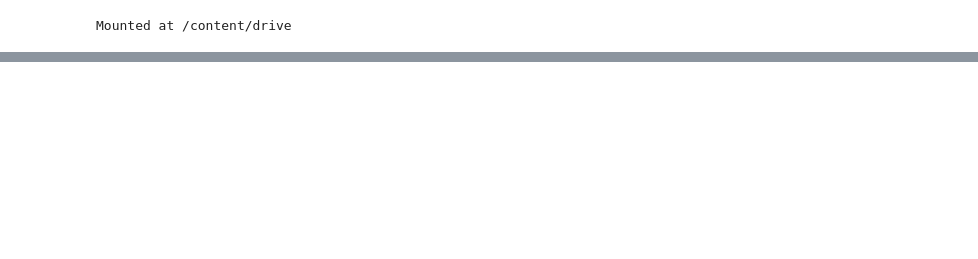
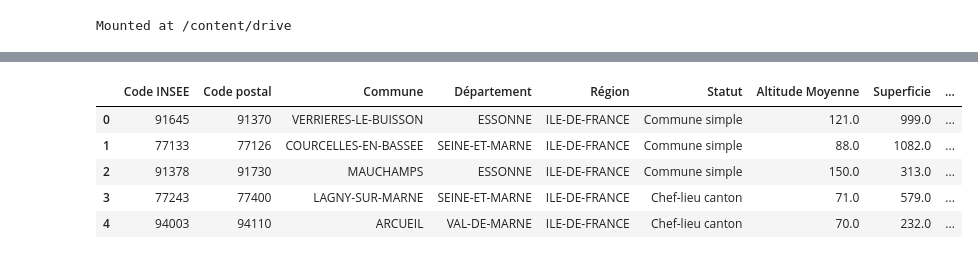
Before and after one commit to dataforgoodfr/batch8_mednum, a Jupyter notebook: notebooks/acces_information.ipynb, the cells around one changed output, grey strips where cells are left out. Drawn from its saved outputs; the diff is of its cells as text; code cells hidden in the pictures; blank space fills up the shorter version.

```diff
--- a/notebooks/acces_information.ipynb
+++ b/notebooks/acces_information.ipynb
@@ -307,0 +46,12 @@ ax.grid(which='both', alpha=0.3)
+# %%
+# mapping code postal - code INSEE
+mapping = pd.read_csv('correspondances-code-insee-code-postal.csv', header=0, sep=';')
+mapping.rename(columns={'Code Postal': 'Code postal'}, inplace=True)
+mapping.head()
+# %% [output]
+|  | Code INSEE | Code postal | Commune | Département | Région | Statut | Altitude Moyenne | Superficie | ... |
+| 0 | 91645 | 91370 | VERRIERES-LE-BUISSON | ESSONNE | ILE-DE-FRANCE | Commune simple | 121.0 | 999.0 | ... |
+| 1 | 77133 | 77126 | COURCELLES-EN-BASSEE | SEINE-ET-MARNE | ILE-DE-FRANCE | Commune simple | 88.0 | 1082.0 | ... |
+| 2 | 91378 | 91730 | MAUCHAMPS | ESSONNE | ILE-DE-FRANCE | Commune simple | 150.0 | 313.0 | ... |
+| 3 | 77243 | 77400 | LAGNY-SUR-MARNE | SEINE-ET-MARNE | ILE-DE-FRANCE | Chef-lieu canton | 71.0 | 579.0 | ... |
+| 4 | 94003 | 94110 | ARCUEIL | VAL-DE-MARNE | ILE-DE-FRANCE | Chef-lieu canton | 70.0 | 232.0 | ... |
```
Also changed, not shown: parts of 27 cells of this notebook.
